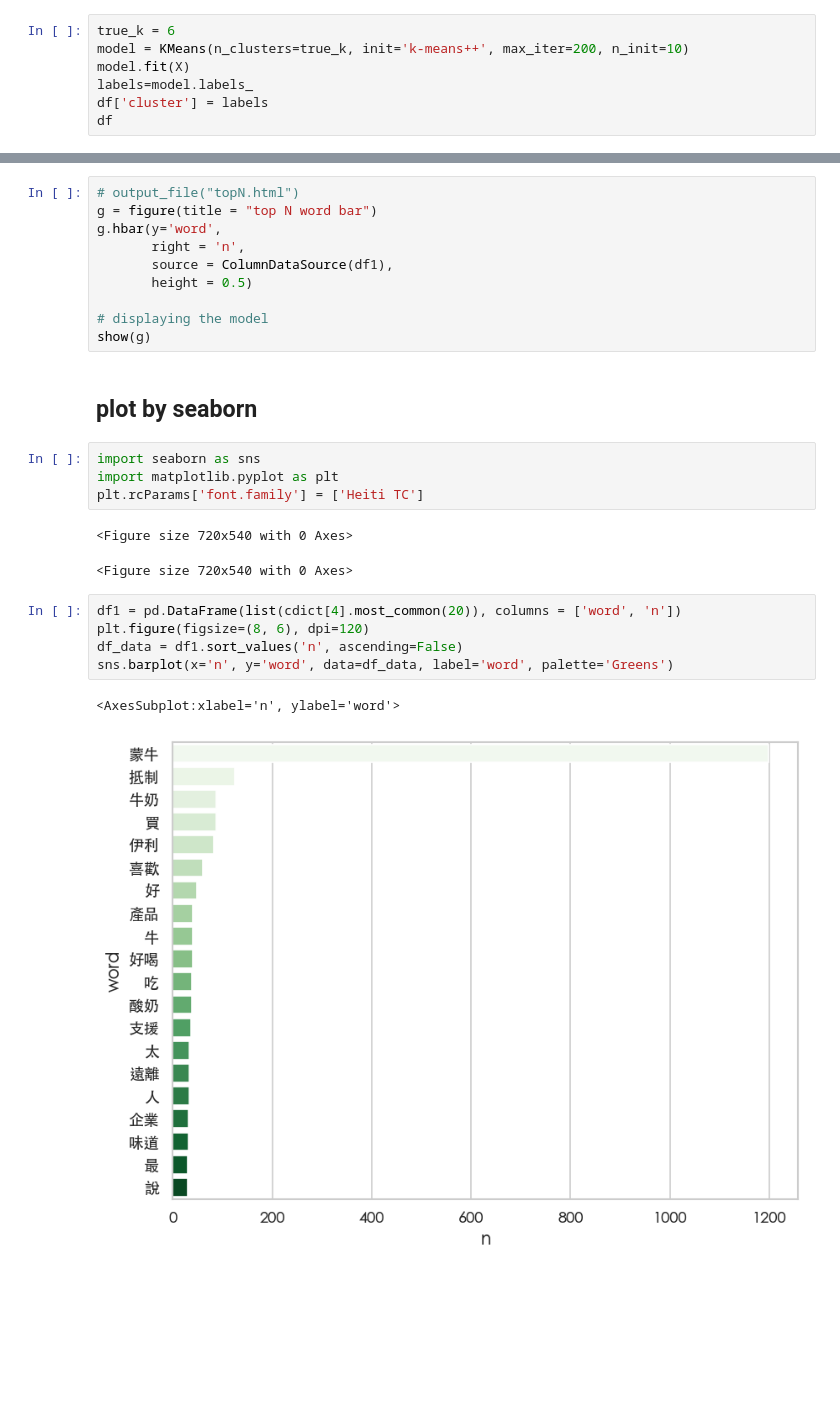
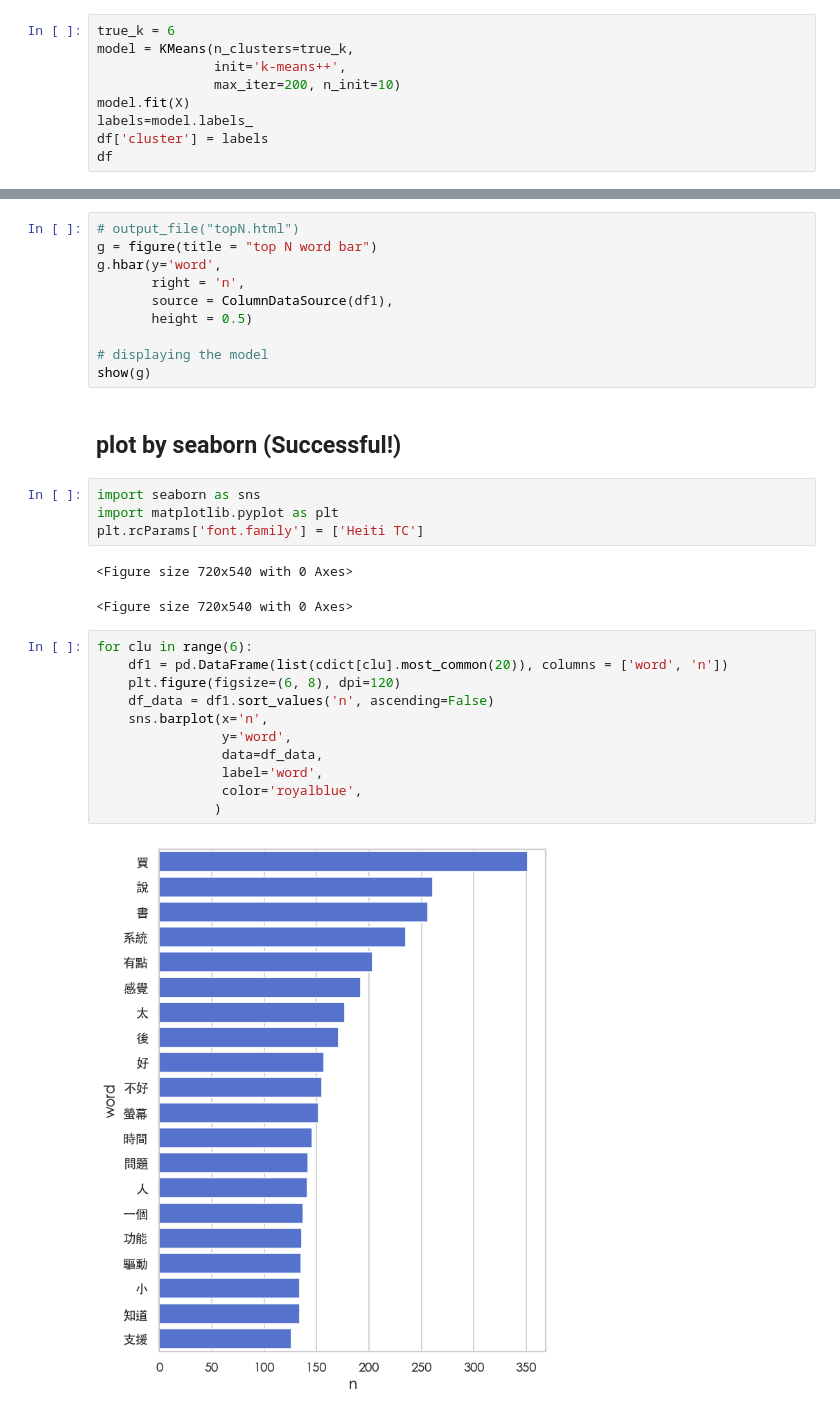
Before and after one commit to p4css/PSS, a Jupyter notebook: TM06_Clustering.ipynb, the cells around one changed output, grey strips where cells are left out. Saved outputs shown, nothing was run; the diff lists cells and outputs as text; blank space fills up the shorter version.

```diff
--- a/TM06_Clustering.ipynb
+++ b/TM06_Clustering.ipynb
@@ -198,7 +213,9 @@ plt.show()
 # Restore data
 # %%
 true_k = 6
-model = KMeans(n_clusters=true_k, init='k-means++', max_iter=200, n_init=10)
+model = KMeans(n_clusters=true_k,
+               init='k-means++',
+               max_iter=200, n_init=10)
 model.fit(X)
 labels=model.labels_
 df['cluster'] = labels
@@ -288,7 +307,7 @@ g.hbar(y='word',
 # displaying the model
 show(g)
 # %% [markdown]
-## plot by seaborn
+## plot by seaborn (Successful!)
 # %%
 import seaborn as sns
 import matplotlib.pyplot as plt
@@ -297,10 +316,15 @@ plt.rcParams['font.family'] = ['Heiti TC']
 <Figure size 720x540 with 0 Axes>
 <Figure size 720x540 with 0 Axes>
 # %%
-df1 = pd.DataFrame(list(cdict[4].most_common(20)), columns = ['word', 'n'])
-plt.figure(figsize=(8, 6), dpi=120)
-df_data = df1.sort_values('n', ascending=False)
-sns.barplot(x='n', y='word', data=df_data, label='word', palette='Greens')
+for clu in range(6):
+    df1 = pd.DataFrame(list(cdict[clu].most_common(20)), columns = ['word', 'n'])
+    plt.figure(figsize=(6, 8), dpi=120)
+    df_data = df1.sort_values('n', ascending=False)
+    sns.barplot(x='n',
+                y='word',
+                data=df_data,
+                label='word',
+                color='royalblue',
+               )
 # %% [output]
-<AxesSubplot:xlabel='n', ylabel='word'>
-[figure, old version]
+[figure, new version]
```
Also changed, not shown: parts of 10 cells of this notebook.
